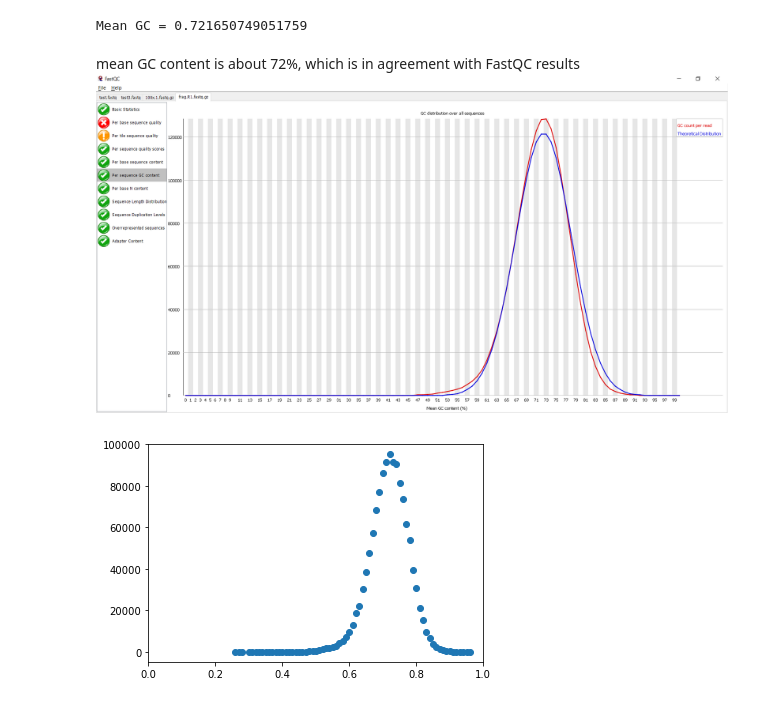
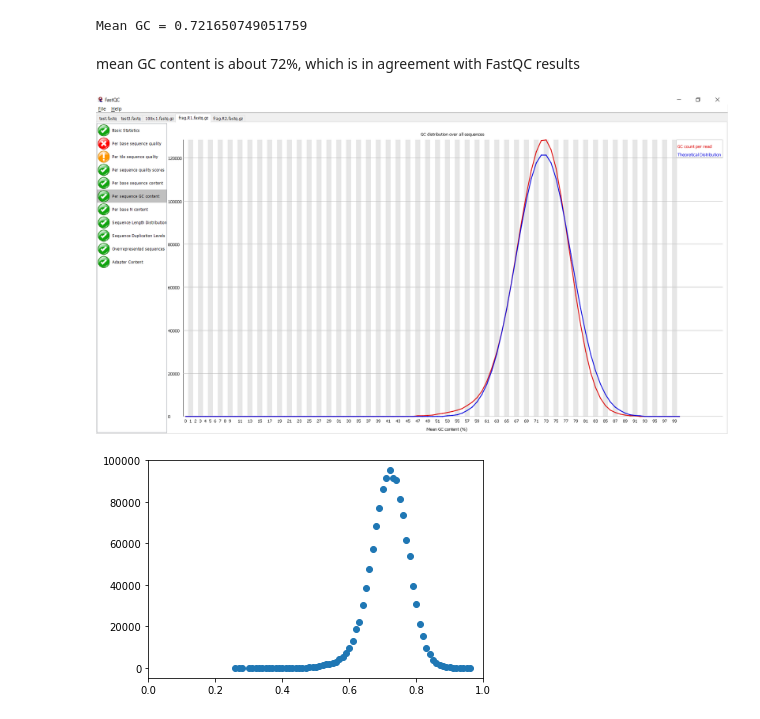
Before and after one commit to ivartb/bioinf_NGS, a Jupyter notebook: NGS_HW1_ArtemIvanov.ipynb, the cells around one changed output. Cells and saved outputs as stored; diff of their text form; code cells hidden in the pictures.

```diff
--- a/NGS_HW1_ArtemIvanov.ipynb
+++ b/NGS_HW1_ArtemIvanov.ipynb
@@ -71,7 +72,10 @@ with gzip.open("frag.R1.fastq.gz", "rt") as file:
 Mean GC = 0.721650749051759
 # %% [markdown]
 mean GC content is about 72%, which is in agreement with FastQC results
-![image.png](attachment:image.png)
+# %%
+Image(filename='img_hw1/1.png')
+# %% [output]
+[figure, added]
 # %%
 with gzip.open("frag.R2.fastq.gz", "rt") as file:
     getGC(load(file, "fastq-illumina"))
```
Also changed, not shown: parts of 7 cells of this notebook, 4 other files.
